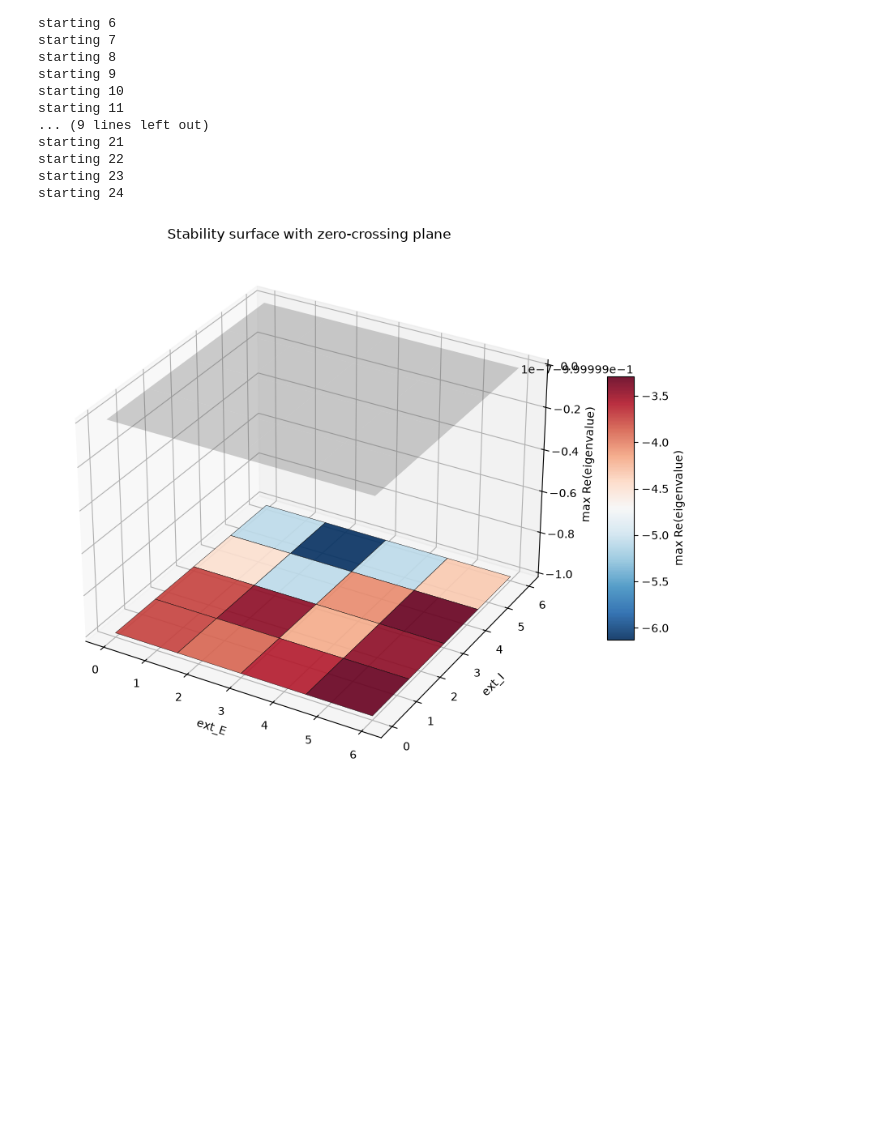
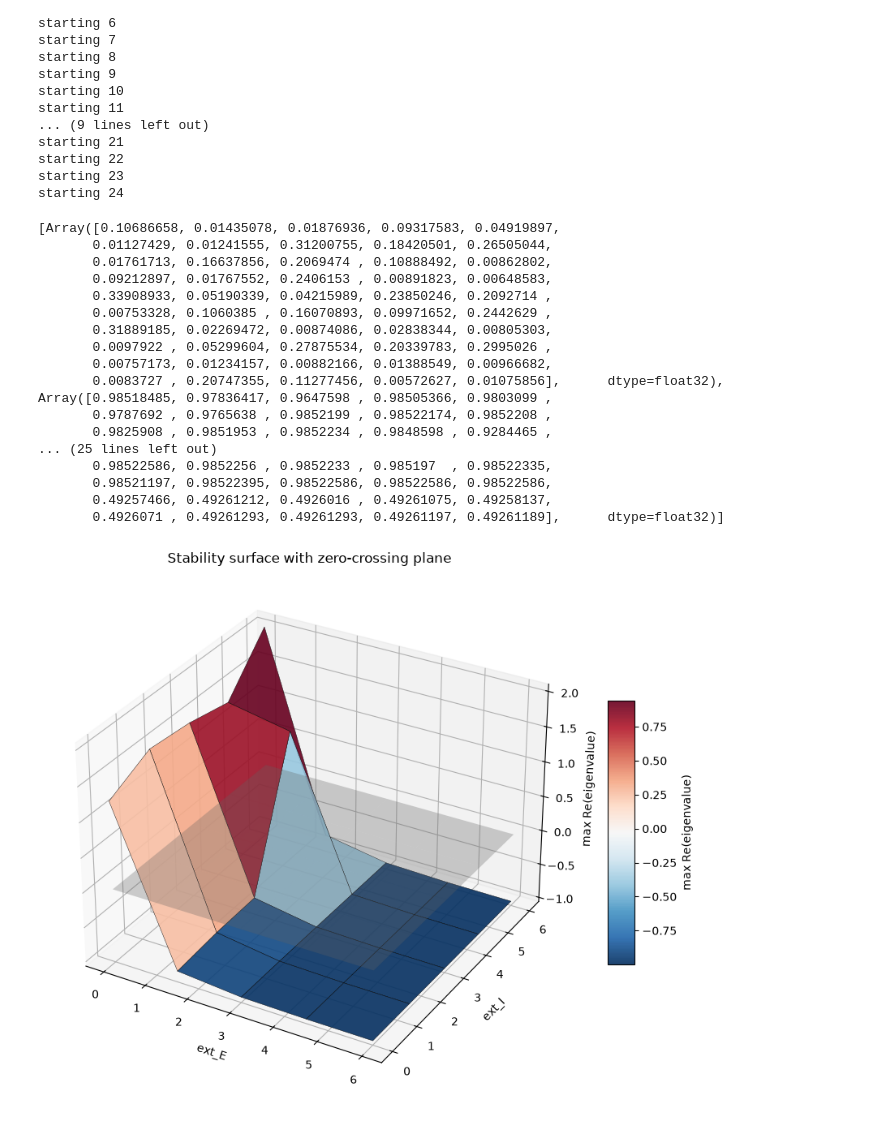
Before and after one commit to rzheng1232/miv-project, a Jupyter notebook: wilson-cowen-model/explore_wc.ipynb, the cells around one changed output. Drawn from its saved outputs; the diff is of its cells as text; code cells hidden in the pictures; blank space fills up the shorter version.

Commit message:
working on eigen analysis, swept weights for inhibitory and excitatory connections. need to finalize the eigenanalysis for external input

```diff
--- a/wilson-cowen-model/explore_wc.ipynb
+++ b/wilson-cowen-model/explore_wc.ipynb
@@ -111,6 +128,6 @@ def get_local_behavior(params):
 # %%
 #sweep ranges
-wI_range = jnp.linspace(0.8, 13, 15)
+wI_range = jnp.linspace(0.8, 18, 25)
 wE_range = jnp.linspace(0.5, 5, 10)
 extI_range = jnp.linspace(0, 6, 5)
 extE_range = jnp.linspace(0, 6, 5)
@@ -139,7 +156,7 @@ for wI in wI_range:
         "tau_E": tau_E,
     }
 
-    wI_sweep_tracker.append(get_local_behavior(params))
+    wI_sweep_tracker.append(get_local_behavior(params)[0:5])
     i+=1
 # %% [output]
 starting 0
@@ -215,7 +245,7 @@ for wE in wE_range:
         "tau_E": tau_E,
     }
 
-    wE_sweep_tracker.append(get_local_behavior(params))
+    wE_sweep_tracker.append(get_local_behavior(params)[0:3])
     i+=1
 # %% [output]
 starting 0
@@ -272,7 +302,11 @@ for extI in extI_range:
         print(f"starting {i}")
 
         I_ext = jnp.concatenate([extE * jnp.ones(num_E), extI * jnp.ones(num_I)])
-
+        magnitude = jnp.where(exc_source,
+                    jnp.where(exc_target, w_EE, w_IE),
+                    jnp.where(exc_target, w_EI, w_II))
+        sign = jnp.where(exc_source, 1.0, -1.0)
+        weight_matrix = magnitude * sign * jitter
         params = {
             "exc_map": is_exc,
             "2dmap": pos_init,
@@ -285,7 +319,7 @@ for extI in extI_range:
             "tau_E": tau_E,
         }
 
-        wExt_sweep_tracker.append(get_local_behavior(params))
+        wExt_sweep_tracker.append(get_local_behavior(params)[0:3])
         i+=1
 # %% [output]
 starting 0
@@ -308,27 +342,46 @@ starting 24
 # %%
 import numpy as np
 import matplotlib.pyplot as plt
-print(wExt_sweep_tracker)
-max_real_parts, max_complex_coeffs = zip(*wExt_sweep_tracker)
+# print(wExt_sweep_tracker)
+max_real_parts, max_complex_coeffs, fixed_points_log = zip(*wExt_sweep_tracker)
+print(fixed_points_log[0])
+print(fixed_points_log[24])
 real_grid = jnp.array(max_real_parts).reshape(len(extI_range), len(extE_range))
 imag_grid = jnp.array(max_complex_coeffs).reshape(len(extI_range), len(extE_range))
 extE_grid, extI_grid = np.meshgrid(extE_range, extI_range)   # shape matches real_grid: (len(extI_range), len(extE_range))
 real_grid_np = np.array(real_grid)
 
 fig = plt.figure(figsize=(9, 7))
 ax = fig.add_subplot(111, projection='3d')
 
 surf = ax.plot_surface(extE_grid, extI_grid, real_grid_np, cmap='RdBu_r', edgecolor='k', linewidth=0.3, alpha=0.9)
 
 zero_plane = np.zeros_like(real_grid_np)
 ax.plot_surface(extE_grid, extI_grid, zero_plane, color='gray', alpha=0.3)
 
 ax.set_xlabel('ext_E')
 ax.set_ylabel('ext_I')
 ax.set_zlabel('max Re(eigenvalue)')
 ax.set_title('Stability surface with zero-crossing plane')
 fig.colorbar(surf, shrink=0.5, aspect=10, label='max Re(eigenvalue)')
 plt.tight_layout()
 plt.show()
 # %% [output]
+[Array([0.10686658, 0.01435078, 0.01876936, 0.09317583, 0.04919897,
+       0.01127429, 0.01241555, 0.31200755, 0.18420501, 0.26505044,
+       0.01761713, 0.16637856, 0.2069474 , 0.10888492, 0.00862802,
+       0.09212897, 0.01767552, 0.2406153 , 0.00891823, 0.00648583,
+       0.33908933, 0.05190339, 0.04215989, 0.23850246, 0.2092714 ,
+       0.00753328, 0.1060385 , 0.16070893, 0.09971652, 0.2442629 ,
+       0.31889185, 0.02269472, 0.00874086, 0.02838344, 0.00805303,
+       0.0097922 , 0.05299604, 0.27875534, 0.20339783, 0.2995026 ,
+       0.00757173, 0.01234157, 0.00882166, 0.01388549, 0.00966682,
+       0.0083727 , 0.20747355, 0.11277456, 0.00572627, 0.01075856],      dtype=float32), Array([0.98518485, 0.97836417, 0.9647598 , 0.98505366, 0.9803099 ,
+       0.9787692 , 0.9765638 , 0.9852199 , 0.98522174, 0.9852208 ,
+       0.9825908 , 0.9851953 , 0.9852234 , 0.9848598 , 0.9284465 ,
+... (25 lines left out)
+       0.98522586, 0.9852256 , 0.9852233 , 0.985197  , 0.98522335,
+       0.98521197, 0.98522395, 0.98522586, 0.98522586, 0.98522586,
+       0.49257466, 0.49261212, 0.4926016 , 0.49261075, 0.49258137,
+       0.4926071 , 0.49261293, 0.49261293, 0.49261197, 0.49261189],      dtype=float32)]
-[figure, old version]
+[figure, new version]
```
Also changed, not shown: parts of 5 cells of this notebook.
